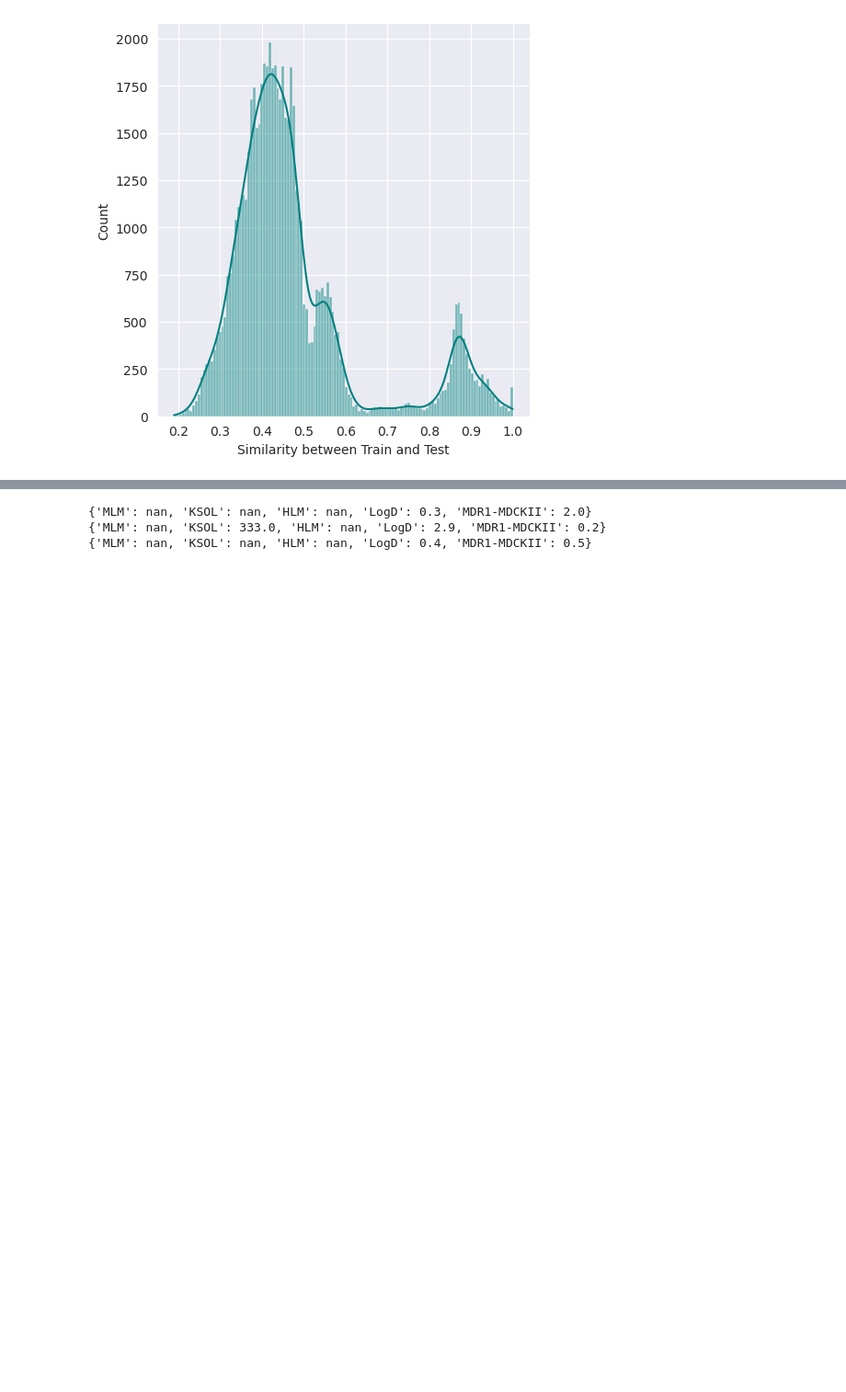
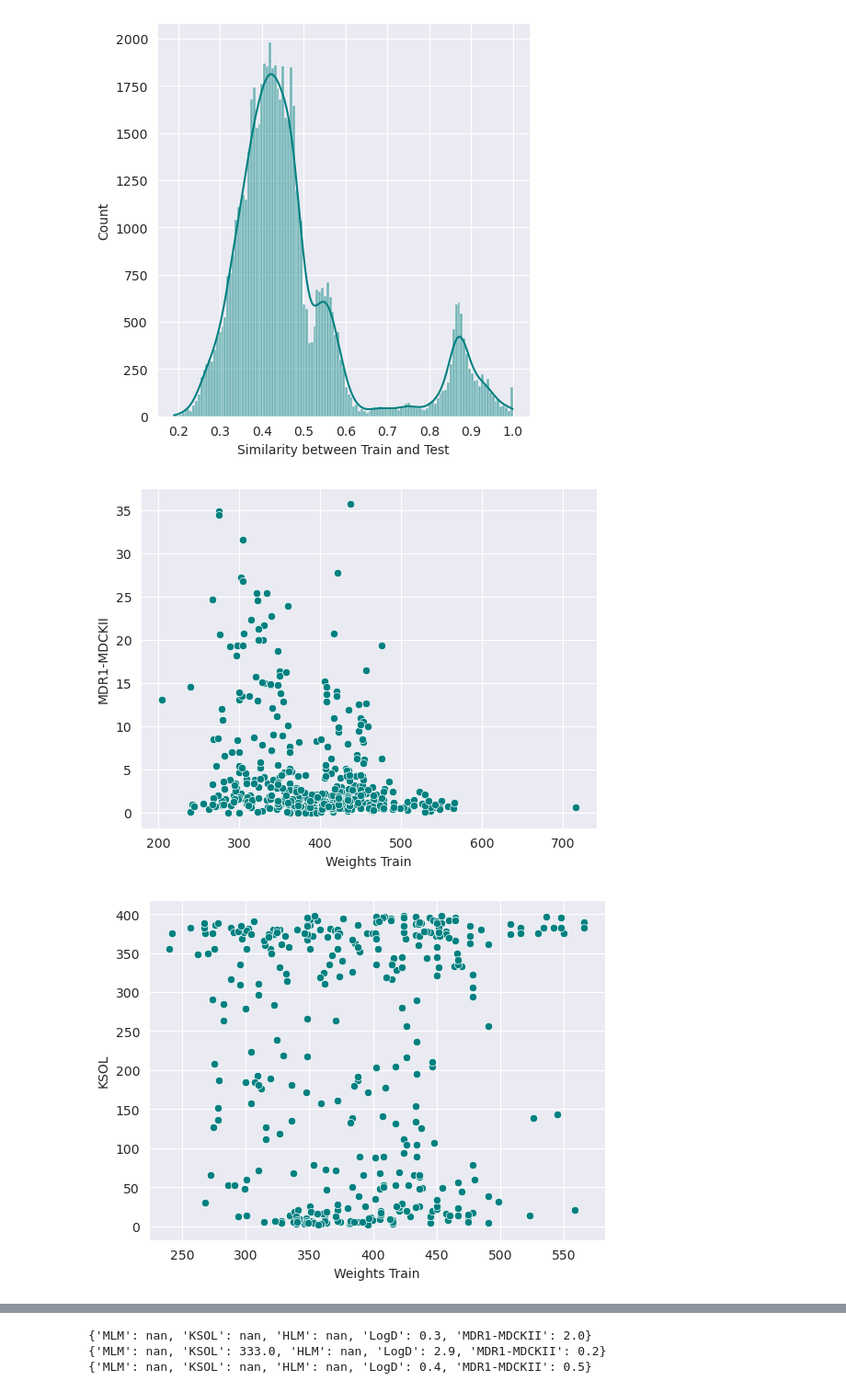
Before and after one commit to aehrlich1/ximp, a Jupyter notebook: notebooks/data_exp_potency_admet.ipynb, the cells around one changed output, grey strips where cells are left out. Shown: that part at 92% size. Drawn from its saved outputs; the diff is of its cells as text; code cells hidden in the pictures; blank space fills up the shorter version.

Commit message:
Added some data visualization

```diff
--- a/notebooks/data_exp_potency_and_admet.ipynb
+++ b/notebooks/data_exp_potency_admet.ipynb
@@ -237,3 +237,13 @@ sns.displot(data=pd.DataFrame({"Similarity between Train and Test": sim}),
 # %% [output]
 <seaborn.axisgrid.FacetGrid at 0x...>
 [figure]
+# %%
+# scatter tgt vs mol weight
+for tgt in train.target_cols:
+    weights = [HeavyAtomMolWt(mol) for mol in mols_train]
+    sns.scatterplot(data=pd.DataFrame({"Weights Train": weights, tgt:train.y[tgt]}),
+            x="Weights Train",y=tgt, color='teal')
+    plt.show()
+# %% [output]
+[figure, added]
+[figure, added]
```
Also changed, not shown: parts of 5 cells of this notebook, 1 other file.
